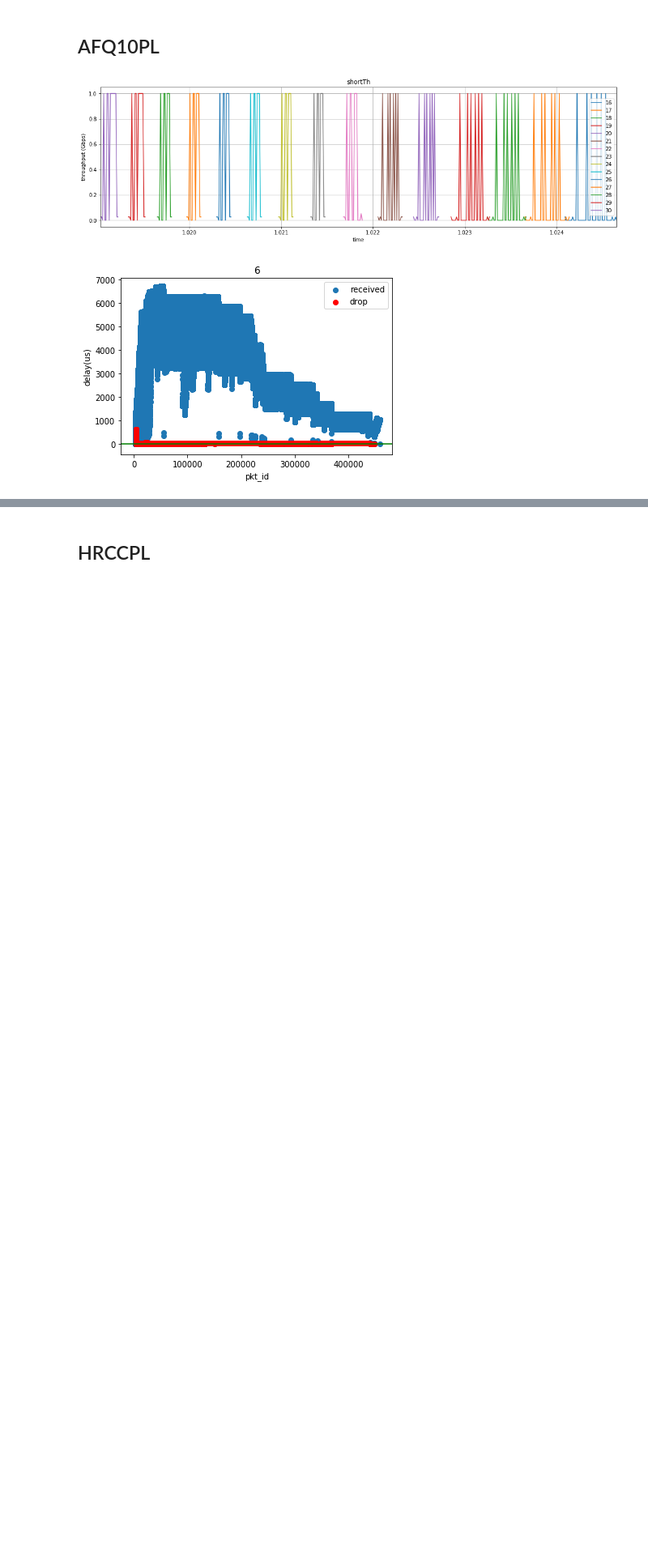
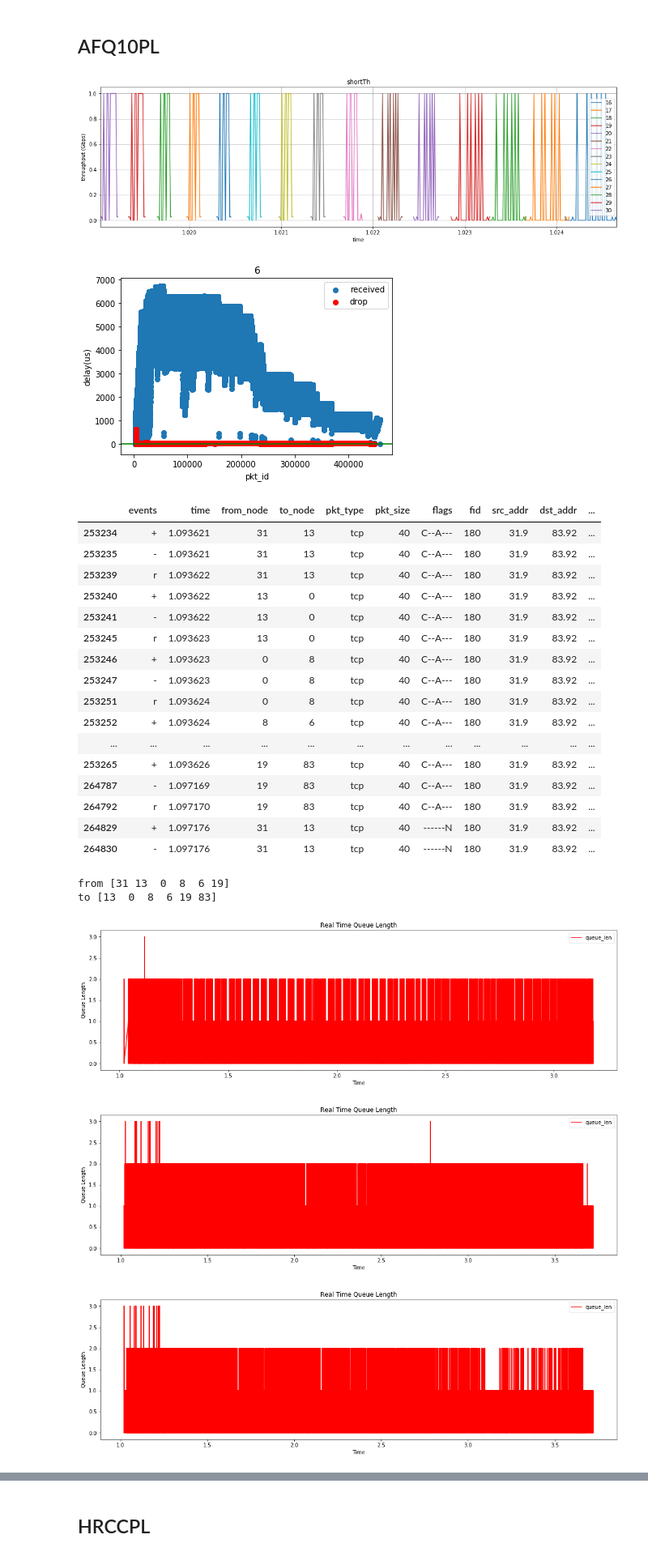
Before and after one commit to FruitBrother/Gearbox, a Jupyter notebook: analysis/FCT_analysis-8.ipynb, the cells around one changed output, grey strips where cells are left out. Shown at 81% size. Cells and saved outputs as stored; diff of their text form; code cells hidden in the pictures; blank space fills up the shorter version.

```diff
--- a/analysis/FCT_analysis-8.ipynb
+++ b/analysis/FCT_analysis-8.ipynb
@@ -200,3 +200,37 @@ Delay_6 = DelayAnalysis("/home/ovs2/lining/Gearbox/automatic/", \
 Delay_6.print_pkt_delay(12, '6')
 # %% [output]
 [figure]
+# %%
+df_out_tr_6 = read_out_tr("/home/ovs2/lining/Gearbox/automatic/", \
+                              "AFQ10PL_flow_200_0.9_Topology-incast-singlenode-large-number-8.tcl_out.tr")
+df = df_out_tr_6
+df_out = df.loc[df["pkt_type"].isin(["tcp"])]
+df_out = df_out.loc[df_out["fid"].isin([180])]
+display(df_out.head(20))
+print("from", df_out.from_node.unique())
+print("to", df_out.to_node.unique())
+for switch in df_out.from_node.unique():
+    cal_queue_len(df_out_tr_6, switch)
+# %% [output]
+|  | events | time | from_node | to_node | pkt_type | pkt_size | flags | fid | src_addr | dst_addr | ... |
+| 253234 | + | 1.093621 | 31 | 13 | tcp | 40 | C--A--- | 180 | 31.9 | 83.92 | ... |
+| 253235 | - | 1.093621 | 31 | 13 | tcp | 40 | C--A--- | 180 | 31.9 | 83.92 | ... |
+| 253239 | r | 1.093622 | 31 | 13 | tcp | 40 | C--A--- | 180 | 31.9 | 83.92 | ... |
+| 253240 | + | 1.093622 | 13 | 0 | tcp | 40 | C--A--- | 180 | 31.9 | 83.92 | ... |
+| 253241 | - | 1.093622 | 13 | 0 | tcp | 40 | C--A--- | 180 | 31.9 | 83.92 | ... |
+| 253245 | r | 1.093623 | 13 | 0 | tcp | 40 | C--A--- | 180 | 31.9 | 83.92 | ... |
+| 253246 | + | 1.093623 | 0 | 8 | tcp | 40 | C--A--- | 180 | 31.9 | 83.92 | ... |
+| 253247 | - | 1.093623 | 0 | 8 | tcp | 40 | C--A--- | 180 | 31.9 | 83.92 | ... |
+| 253251 | r | 1.093624 | 0 | 8 | tcp | 40 | C--A--- | 180 | 31.9 | 83.92 | ... |
+| 253252 | + | 1.093624 | 8 | 6 | tcp | 40 | C--A--- | 180 | 31.9 | 83.92 | ... |
+| ... | ... | ... | ... | ... | ... | ... | ... | ... | ... | ... | ... |
+| 253265 | + | 1.093626 | 19 | 83 | tcp | 40 | C--A--- | 180 | 31.9 | 83.92 | ... |
+| 264787 | - | 1.097169 | 19 | 83 | tcp | 40 | C--A--- | 180 | 31.9 | 83.92 | ... |
+| 264792 | r | 1.097170 | 19 | 83 | tcp | 40 | C--A--- | 180 | 31.9 | 83.92 | ... |
+| 264829 | + | 1.097176 | 31 | 13 | tcp | 40 | ------N | 180 | 31.9 | 83.92 | ... |
+| 264830 | - | 1.097176 | 31 | 13 | tcp | 40 | ------N | 180 | 31.9 | 83.92 | ... |
+from [31 13  0  8  6 19]
+to [13  0  8  6 19 83]
+[figure, added]
+[figure, added]
+[figure, added]
```
Also changed, not shown: parts of 2 cells of this notebook, 4 other files.
